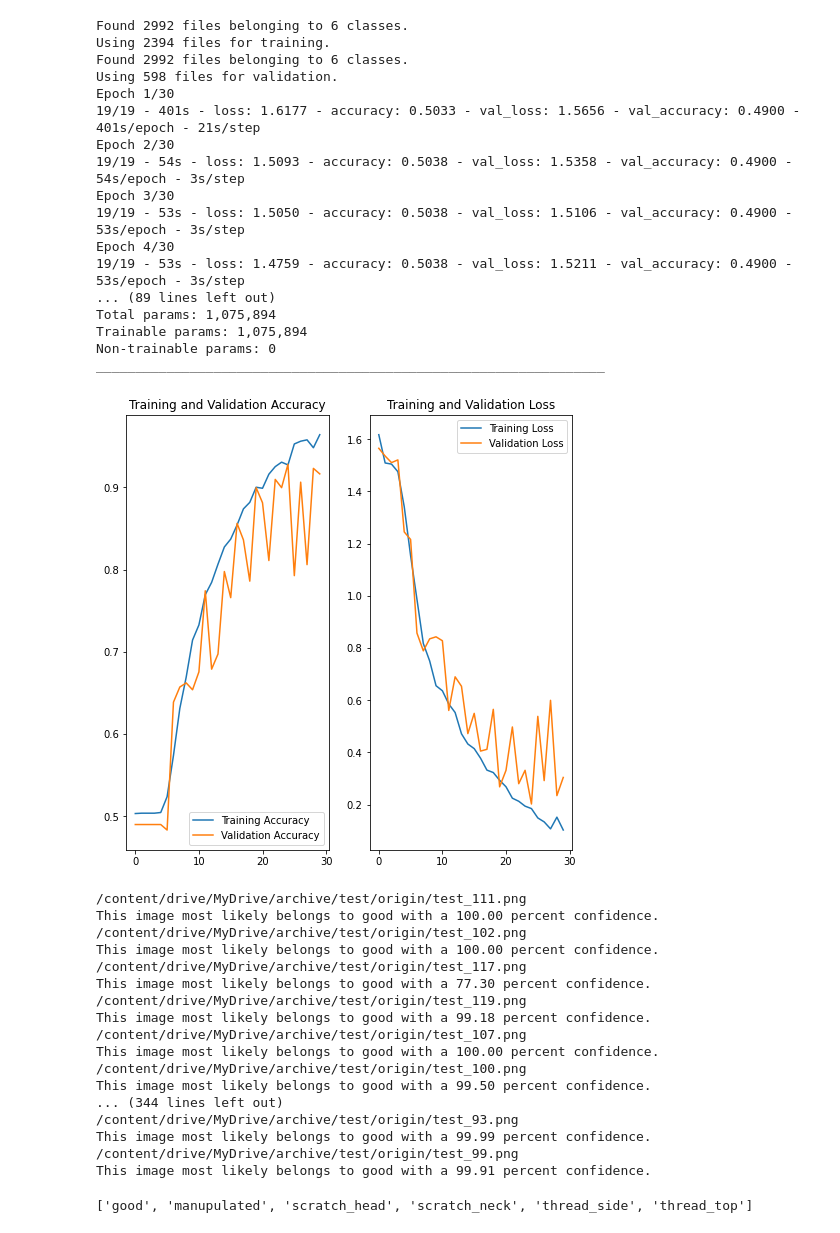
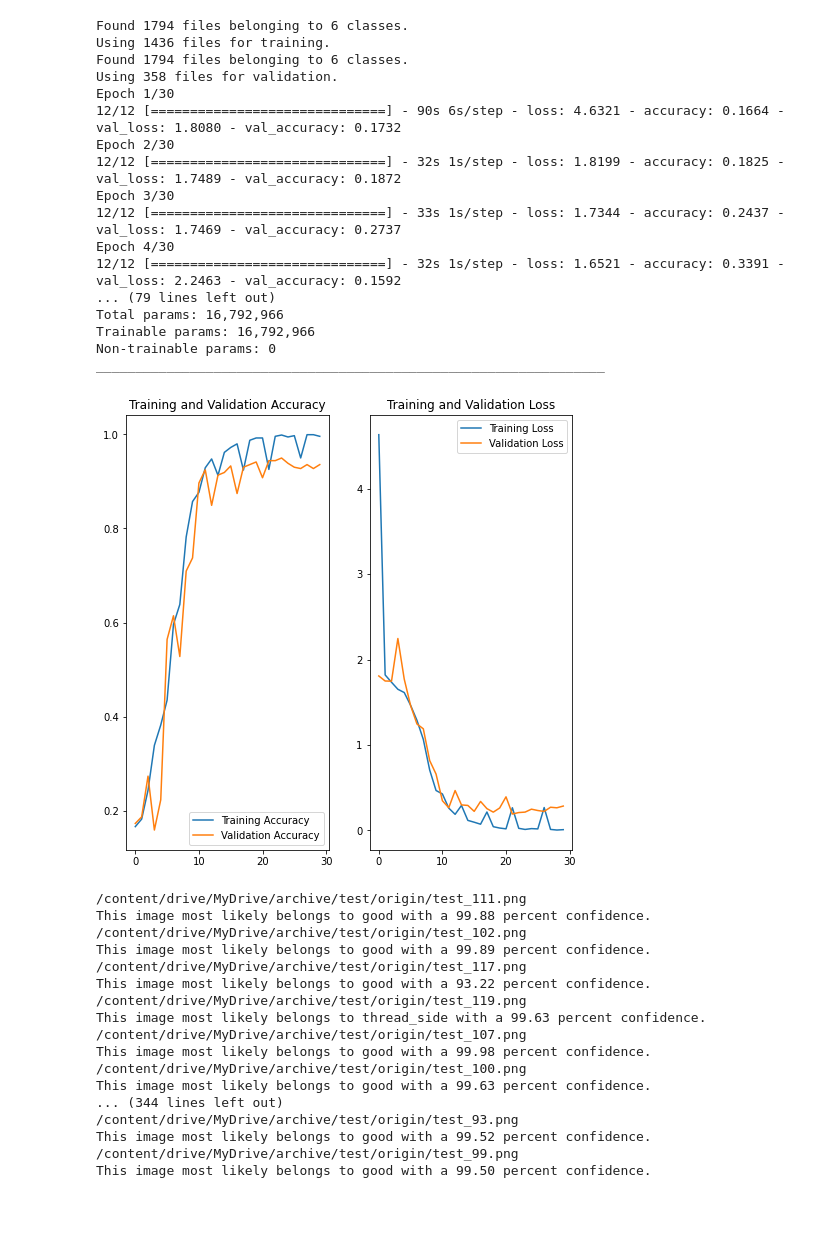
Before and after one commit to Gullen-Sw/Corpy-Co.inc-Assignment, a Jupyter notebook: 3000_categorical_model.ipynb, the cells around one changed output. Drawn from its saved outputs; the diff is of its cells as text; code cells hidden in the pictures.

```diff
--- a/3000_categorical_model.ipynb
+++ b/3000_categorical_model.ipynb
@@ -16,7 +16,8 @@ validation_rate = 0.2
 img_height = 256
 img_width = 256
 
-data_dir = '/content/drive/MyDrive/archive/train/normal/Augmentation/diversity'
+data_dir = '/content/drive/MyDrive/archive/train/normal/Augmentation/diversity_equally_all_classes'
+#data_dir = '/content/drive/MyDrive/archive/train/normal/Augmentation/diversity_equally_good_and_not_good'
 test_dir = '/content/drive/MyDrive/archive/test/origin'
 
 """
@@ -84,10 +85,10 @@ model = keras.Sequential()
 model.add(layers.experimental.preprocessing.Rescaling(1/255))
 model.add(layers.Conv2D(16, 3, padding = 'same', activation='relu'))
 model.add(layers.MaxPooling2D(padding = 'same'),)
-model.add(layers.Conv2D(16, 3, padding = 'same', activation='relu'))
-model.add(layers.MaxPooling2D(padding = 'same'))
-model.add(layers.Conv2D(32, 3, padding = 'same', activation='relu'))
-model.add(layers.MaxPooling2D(padding = 'same'))
+#model.add(layers.Conv2D(16, 3, padding = 'same', activation='relu'))
+#model.add(layers.MaxPooling2D(padding = 'same'))
+#model.add(layers.Conv2D(32, 3, padding = 'same', activation='relu'))
+#model.add(layers.MaxPooling2D(padding = 'same'))
 model.add(layers.Conv2D(32, 3, padding = 'same', activation='relu'))
 model.add(layers.MaxPooling2D(padding = 'same'))
 model.add(layers.Flatten())
@@ -138,7 +139,7 @@ model.compile(optimizer = keras.optimizers.RMSprop(1e-3),
 #              metrics = ['accuracy'])
 
 history = model.fit(train_ds, batch_size = batch_size, epochs = epochs,
-                    validation_data = val_ds, verbose = 2)
+                    validation_data = val_ds)
 model.summary()
 
 acc = history.history['accuracy']
@@ -177,66 +178,62 @@ for file in os.listdir('/content/drive/MyDrive/archive/test/origin'):
     img_array = tf.expand_dims(img_array, 0) # Create a batch
 
     """
     #Binary
     predictions = model.predict(img_array)
     print(predictions[0])
 
     if predictions[0] == 0:
         lis_good.append(file)
         print(lis_good + "is a good bolt.")
     else:
         lis_ng.append(file)
         print(lis_ng + "is a not good bolt.")
     """
 
     #Categorical
     predictions = model.predict(img_array)
     score = tf.nn.softmax(predictions[0])
 
     print(
         "This image most likely belongs to {} with a {:.2f} percent confidence."
         .format(class_names[np.argmax(score)], 100 * np.max(score))
     )
 # %% [output]
-Found 2992 files belonging to 6 classes.
-Using 2394 files for training.
-Found 2992 files belonging to 6 classes.
-Using 598 files for validation.
+Found 1794 files belonging to 6 classes.
+Using 1436 files for training.
+Found 1794 files belonging to 6 classes.
+Using 358 files for validation.
 Epoch 1/30
-19/19 - 401s - loss: 1.6177 - accuracy: 0.5033 - val_loss: 1.5656 - val_accuracy: 0.4900 - 401s/epoch - 21s/step
+12/12 [==============================] - 90s 6s/step - loss: 4.6321 - accuracy: 0.1664 - val_loss: 1.8080 - val_accuracy: 0.1732
 Epoch 2/30
-19/19 - 54s - loss: 1.5093 - accuracy: 0.5038 - val_loss: 1.5358 - val_accuracy: 0.4900 - 54s/epoch - 3s/step
+12/12 [==============================] - 32s 1s/step - loss: 1.8199 - accuracy: 0.1825 - val_loss: 1.7489 - val_accuracy: 0.1872
 Epoch 3/30
-19/19 - 53s - loss: 1.5050 - accuracy: 0.5038 - val_loss: 1.5106 - val_accuracy: 0.4900 - 53s/epoch - 3s/step
+12/12 [==============================] - 33s 1s/step - loss: 1.7344 - accuracy: 0.2437 - val_loss: 1.7469 - val_accuracy: 0.2737
 Epoch 4/30
-19/19 - 53s - loss: 1.4759 - accuracy: 0.5038 - val_loss: 1.5211 - val_accuracy: 0.4900 - 53s/epoch - 3s/step
-... (89 lines left out)
-Total params: 1,075,894
-Trainable params: 1,075,894
+12/12 [==============================] - 32s 1s/step - loss: 1.6521 - accuracy: 0.3391 - val_loss: 2.2463 - val_accuracy: 0.1592
+... (79 lines left out)
+Total params: 16,792,966
+Trainable params: 16,792,966
 Non-trainable params: 0
 _________________________________________________________________
-[figure, old version]
+[figure, new version]
 /content/drive/MyDrive/archive/test/origin/test_111.png
-This image most likely belongs to good with a 100.00 percent confidence.
+This image most likely belongs to good with a 99.88 percent confidence.
 /content/drive/MyDrive/archive/test/origin/test_102.png
-This image most likely belongs to good with a 100.00 percent confidence.
+This image most likely belongs to good with a 99.89 percent confidence.
 /content/drive/MyDrive/archive/test/origin/test_117.png
-This image most likely belongs to good with a 77.30 percent confidence.
+This image most likely belongs to good with a 93.22 percent confidence.
 /content/drive/MyDrive/archive/test/origin/test_119.png
-This image most likely belongs to good with a 99.18 percent confidence.
+This image most likely belongs to thread_side with a 99.63 percent confidence.
 /content/drive/MyDrive/archive/test/origin/test_107.png
-This image most likely belongs to good with a 100.00 percent confidence.
+This image most likely belongs to good with a 99.98 percent confidence.
 /content/drive/MyDrive/archive/test/origin/test_100.png
-This image most likely belongs to good with a 99.50 percent confidence.
+This image most likely belongs to good with a 99.63 percent confidence.
 ... (344 lines left out)
 /content/drive/MyDrive/archive/test/origin/test_93.png
-This image most likely belongs to good with a 99.99 percent confidence.
+This image most likely belongs to good with a 99.52 percent confidence.
 /content/drive/MyDrive/archive/test/origin/test_99.png
-This image most likely belongs to good with a 99.91 percent confidence.
+This image most likely belongs to good with a 99.50 percent confidence.
-# %%
-print(class_names)
-# %% [output]
-['good', 'manupulated', 'scratch_head', 'scratch_neck', 'thread_side', 'thread_top']
 # %%
 from google.colab import drive
 drive.mount('/content/drive')
```
Also changed, not shown: parts of 3 cells of this notebook.
